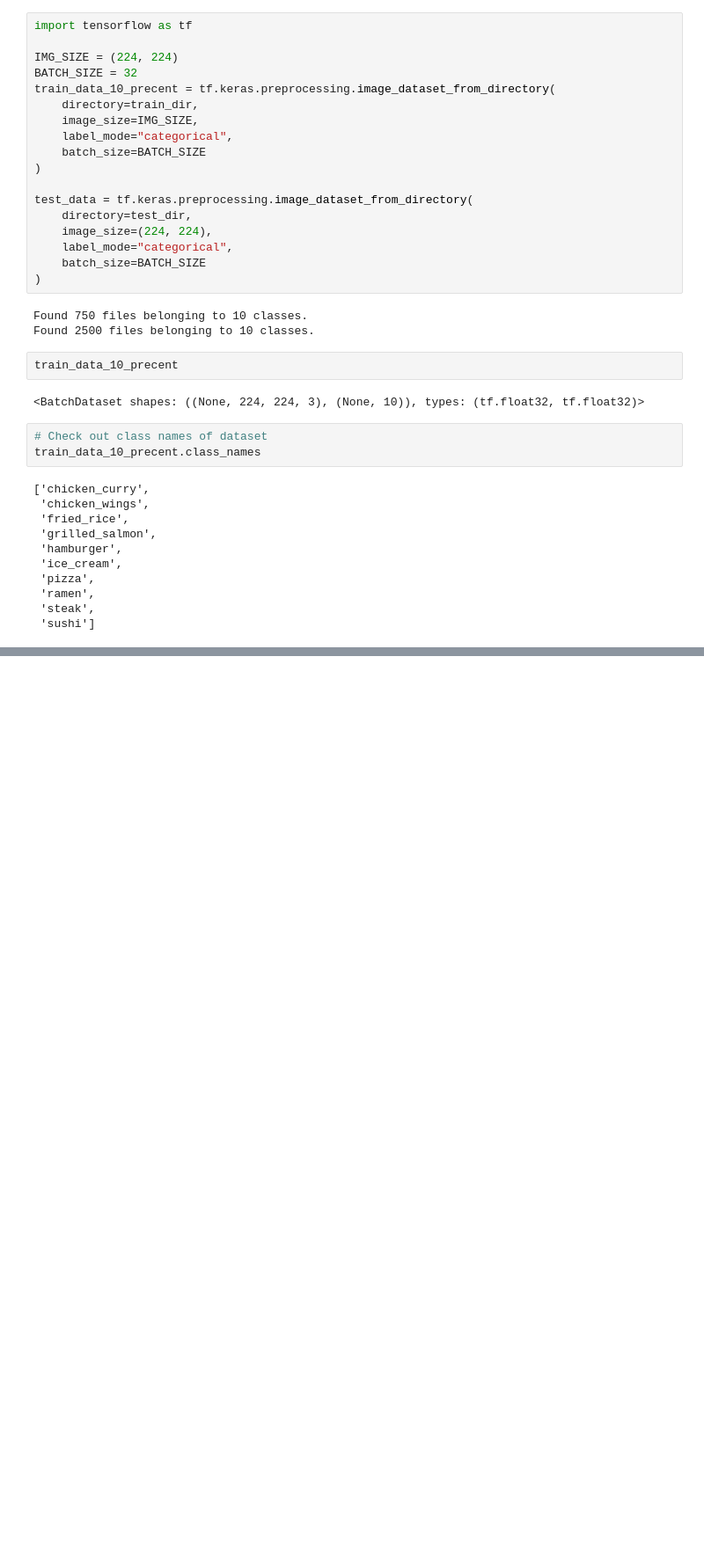
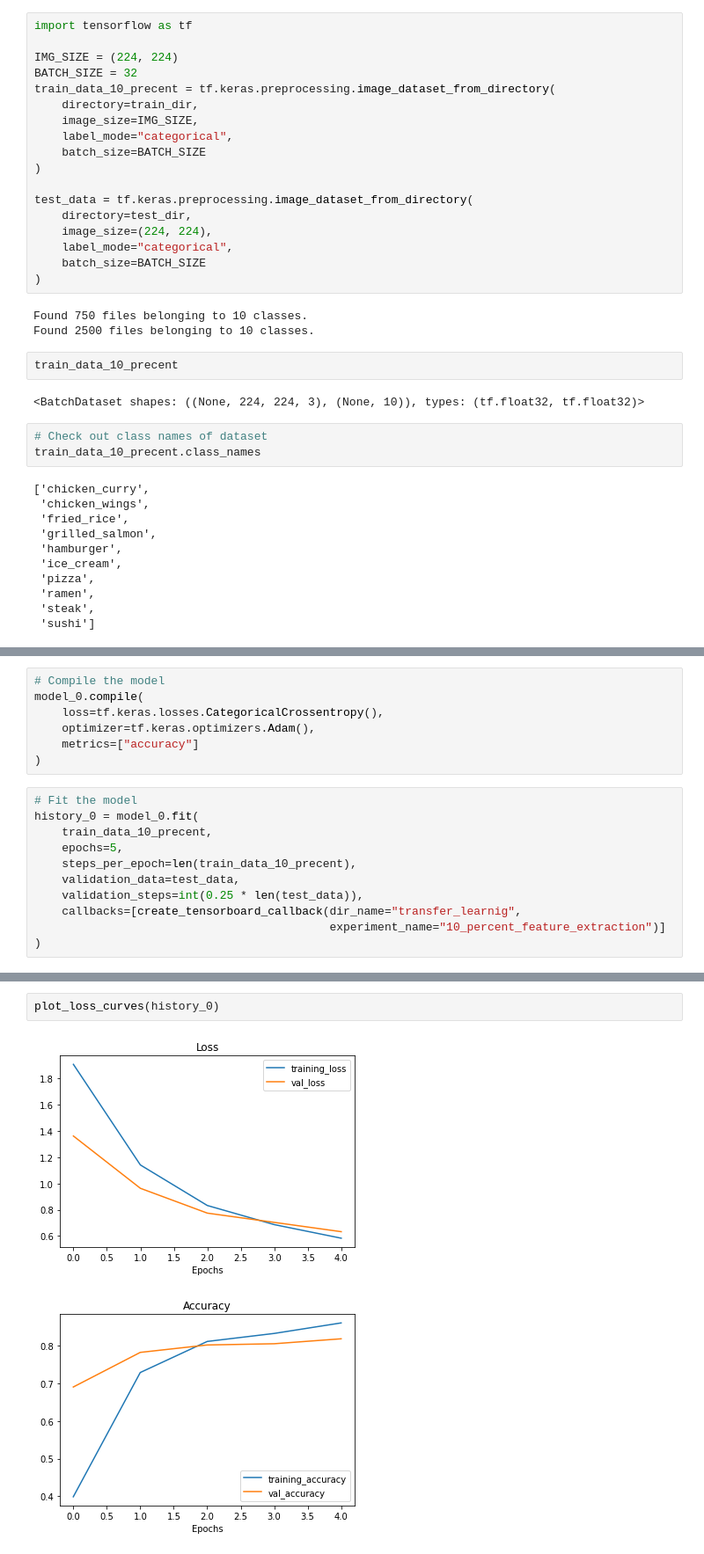
Before and after one commit to priteshkeleven/tf_course, a Jupyter notebook: transfer_learning_part_2_fine_tuning.ipynb, the cells around one changed output, grey strips where cells are left out. Shown: that part at 88% size. Cells and saved outputs as stored; diff of their text form; blank space fills up the shorter version.

Commit message:
Created baseline model

```diff
--- a/transfer_learning_part_2_fine_tuning.ipynb
+++ b/transfer_learning_part_2_fine_tuning.ipynb
@@ -139,0 +150,18 @@ tf.Tensor(
+# %%
+# Compile the model
+model_0.compile(
+    loss=tf.keras.losses.CategoricalCrossentropy(),
+    optimizer=tf.keras.optimizers.Adam(),
+    metrics=["accuracy"]
+)
+# %%
+# Fit the model
+history_0 = model_0.fit(
+    train_data_10_precent,
+    epochs=5,
+    steps_per_epoch=len(train_data_10_precent),
+    validation_data=test_data,
+    validation_steps=int(0.25 * len(test_data)),
+    callbacks=[create_tensorboard_callback(dir_name="transfer_learnig",
+                                           experiment_name="10_percent_feature_extraction")]
+)
@@ -139,0 +199,5 @@ tf.Tensor(
+# %%
+plot_loss_curves(history_0)
+# %% [output]
+[figure, added]
+[figure, added]
```
Also changed, not shown: parts of 14 cells of this notebook.
